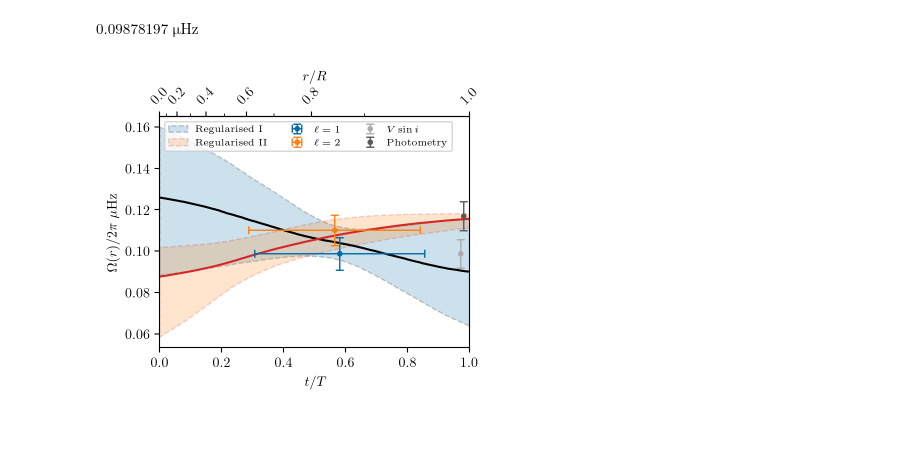
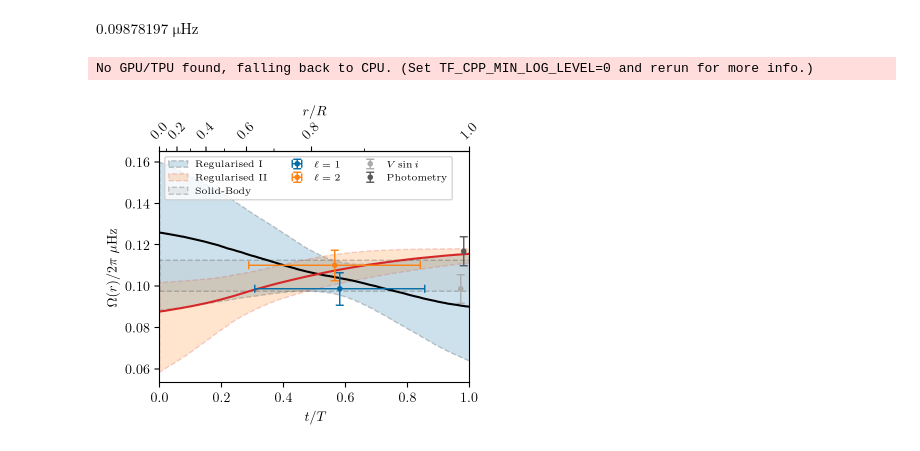
Before and after one commit to darthoctopus/zvrk, a Jupyter notebook: Analysis/Seismology --- Data Analysis/6. Consolidated Rotation Measurements.ipynb, the cells around one changed output. Cells and saved outputs as stored; diff of their text form; code cells hidden in the pictures.

```diff
--- a/Analysis/Seismology --- Data Analysis/6. Consolidated Rotation Measurements.ipynb
+++ b/Analysis/Seismology --- Data Analysis/6. Consolidated Rotation Measurements.ipynb
@@ -95,31 +95,39 @@ surf_rate = (1/(99 * u.d)).to(u.uHz).value
 
 plt.errorbar([0.5799520254830849], [np.median(δν1)], xerr=[0.2740736751307916], yerr=[np.std(δν1)], label=r'$\ell = 1$', **epoint, c="C0")
 plt.errorbar([0.5632657659436561], [np.median(δν2)], xerr=[0.276172825954183], yerr=[np.std(δν2)], label=r'$\ell = 2$', **epoint, c="C1")
 plt.errorbar([.97], [νrot.value], yerr=[e_νrot.value], **epoint, label="$V \sin i$", c="C2")
 plt.errorbar([.98], [surf_rate], yerr=[surf_rate * np.sqrt(5**2 + 3**2)/98], **epoint, label="Photometry", c='C3')
 
+# Solid-Body scenario
+
+summary = np.load("RLS_solid.npy", allow_pickle=True)[()]['summary']['new_samples']
+μ = np.mean(summary[:,5])
+σ = np.std(summary[:,5])
+plt.axhspan(μ-σ, μ+σ, edgecolor='black', facecolor='C2', lw=1, ls='dashed', alpha=.2, label=r"Solid-Body")
+
 plt.legend(loc='upper left', ncol=3, fontsize="x-small")
 
 # All done
 
 plt.xlim(0, 1)
 plt.xlabel(r"$t/T$")
 plt.ylabel(r"$\Omega(r)/2\pi\ \mu$Hz")
 
 # secondary x-xaxis
 
 R = float(eig[1]._info[0].R_star)
 secax = plt.gca().secondary_xaxis('top', functions=(lambda x: np.interp(x, t[1], eig[1].r/R),
                                                     lambda x: np.interp(x, eig[1].r/R, t[1])))
 
 from matplotlib.ticker import FixedLocator
 secax.set_xlabel('$r/R$')
 for tick in secax.get_xticklabels():
     tick.set_rotation(45)
 secax.xaxis.set_minor_locator(FixedLocator(np.arange(5)*.2+.1))
 
 plt.gcf().set_size_inches(4,3)
 plt.savefig(r"rot_summary.pdf", bbox_inches='tight', transparent=True)
 plt.show()
 # %% [output]
+No GPU/TPU found, falling back to CPU. (Set TF_CPP_MIN_LOG_LEVEL=0 and rerun for more info.)
-[figure, old version]
+[figure, new version]
```
Also changed, not shown: 1 other file.
